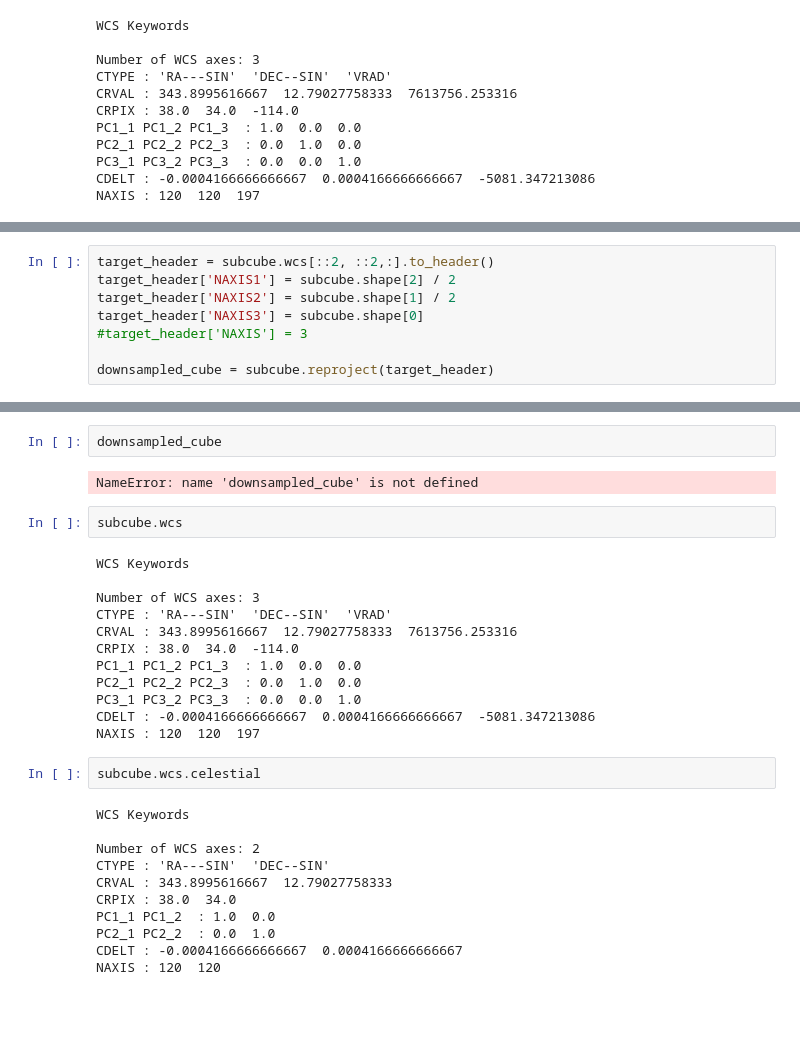
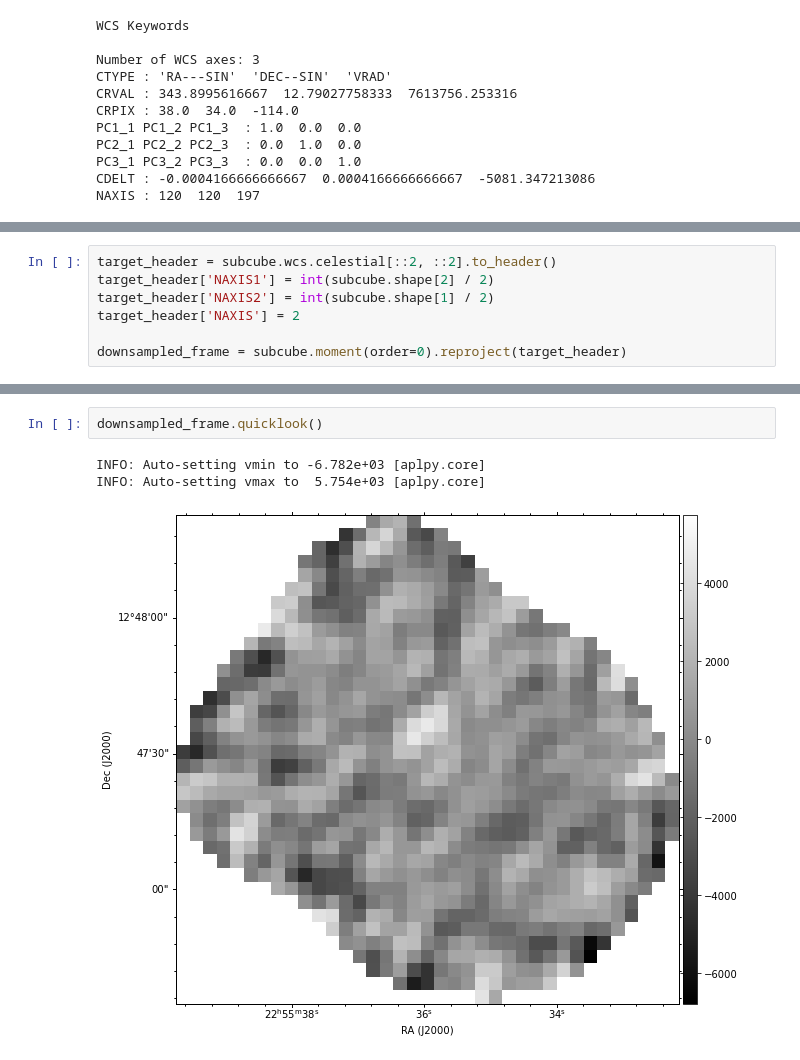
Before and after one commit to Bruno-Rodriguez/quenching-nearby-galaxies, a Jupyter notebook: explore_cube_spectralcube.ipynb, the cells around one changed output, grey strips where cells are left out. Saved outputs shown, nothing was run; the diff lists cells and outputs as text; blank space fills up the shorter version.

```diff
--- a/explore_cube_spectralcube.ipynb
+++ b/explore_cube_spectralcube.ipynb
@@ -273,8 +259,7 @@ NAXIS1  =                 37.0
 # %%
-target_header = subcube.wcs[::2, ::2,:].to_header()
-target_header['NAXIS1'] = subcube.shape[2] / 2
-target_header['NAXIS2'] = subcube.shape[1] / 2
-target_header['NAXIS3'] = subcube.shape[0]
-#target_header['NAXIS'] = 3
+target_header = subcube.wcs.celestial[::2, ::2].to_header()
+target_header['NAXIS1'] = int(subcube.shape[2] / 2)
+target_header['NAXIS2'] = int(subcube.shape[1] / 2)
+target_header['NAXIS'] = 2
 
-downsampled_cube = subcube.reproject(target_header)
+downsampled_frame = subcube.moment(order=0).reproject(target_header)
@@ -284,31 +266,6 @@ KeyError: "Keyword 'NAXIS' not found."
 # %%
-downsampled_cube
+downsampled_frame.quicklook()
 # %% [output]
-NameError: name 'downsampled_cube' is not defined
+INFO: Auto-setting vmin to -6.782e+03 [aplpy.core]
+INFO: Auto-setting vmax to  5.754e+03 [aplpy.core]
+[figure, added]
-# %%
-subcube.wcs
-# %% [output]
-WCS Keywords
-
-Number of WCS axes: 3
-CTYPE : 'RA---SIN'  'DEC--SIN'  'VRAD'
-CRVAL : 343.8995616667  12.79027758333  7613756.253316
-CRPIX : 38.0  34.0  -114.0
-PC1_1 PC1_2 PC1_3  : 1.0  0.0  0.0
-PC2_1 PC2_2 PC2_3  : 0.0  1.0  0.0
-PC3_1 PC3_2 PC3_3  : 0.0  0.0  1.0
-CDELT : -0.0004166666666667  0.0004166666666667  -5081.347213086
-NAXIS : 120  120  197
-# %%
-subcube.wcs.celestial
-# %% [output]
-WCS Keywords
-
-Number of WCS axes: 2
-CTYPE : 'RA---SIN'  'DEC--SIN'
-CRVAL : 343.8995616667  12.79027758333
-CRPIX : 38.0  34.0
-PC1_1 PC1_2  : 1.0  0.0
-PC2_1 PC2_2  : 0.0  1.0
-CDELT : -0.0004166666666667  0.0004166666666667
-NAXIS : 120  120
```
Also changed, not shown: parts of 36 cells of this notebook.
